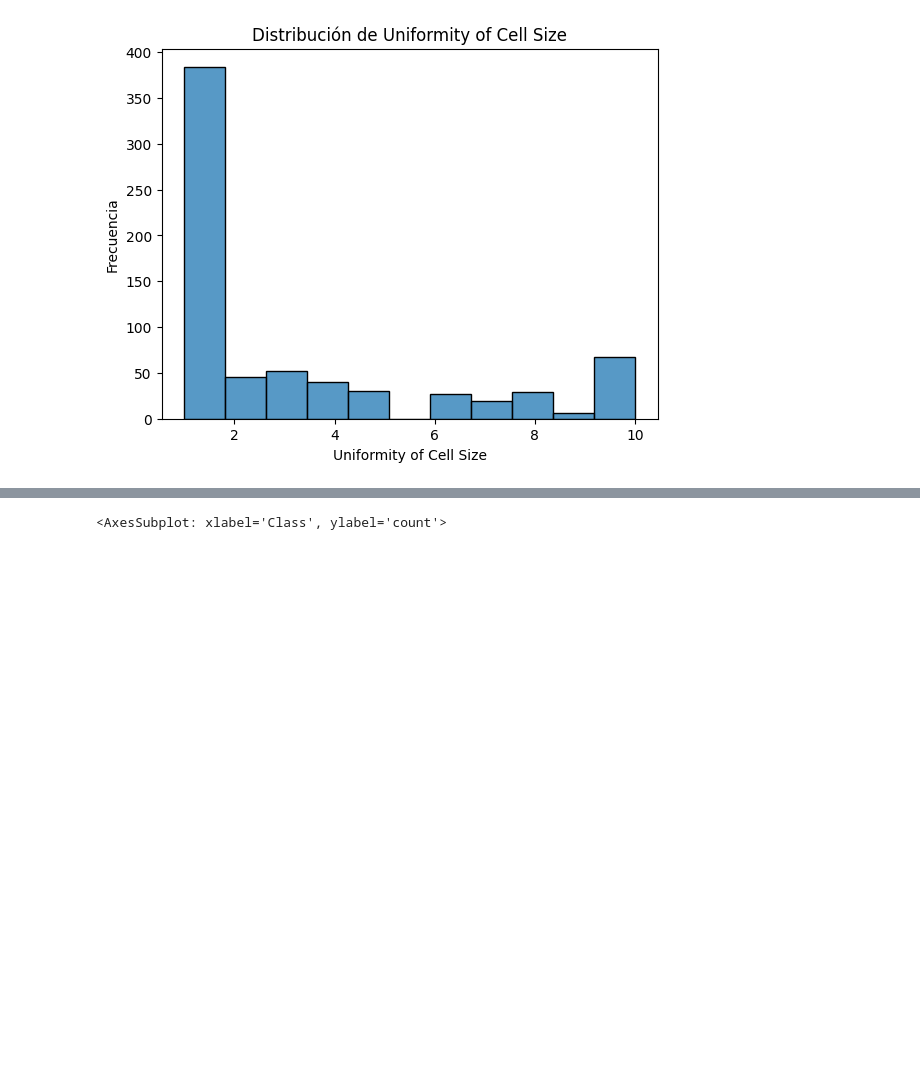
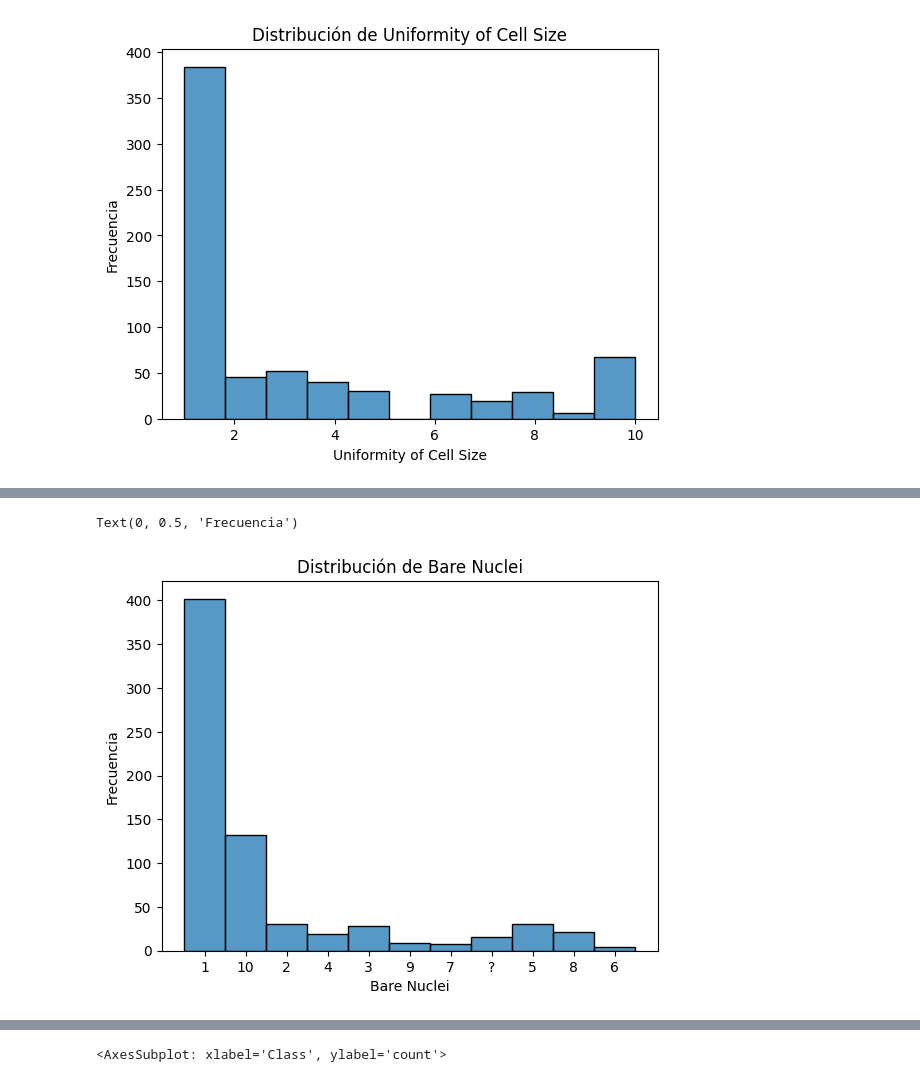
Before and after one commit to Yong-Park/Laboratorio_2_MD_UVG_2023, a Jupyter notebook: main.ipynb, the cells around one changed output, grey strips where cells are left out. Saved outputs shown, nothing was run; the diff lists cells and outputs as text; code cells hidden in the pictures; blank space fills up the shorter version.

```diff
--- a/main.ipynb
+++ b/main.ipynb
@@ -82,0 +112,9 @@ Text(0, 0.5, 'Frecuencia')
+# %%
+# Gráfico de histograma para la variable "Bare Nuclei"
+sns.histplot(datos["Bare Nuclei"])
+plt.title("Distribución de Bare Nuclei")
+plt.xlabel("Bare Nuclei")
+plt.ylabel("Frecuencia")
+# %% [output]
+Text(0, 0.5, 'Frecuencia')
+[figure, added]
```
Also changed, not shown: parts of 24 cells of this notebook.
